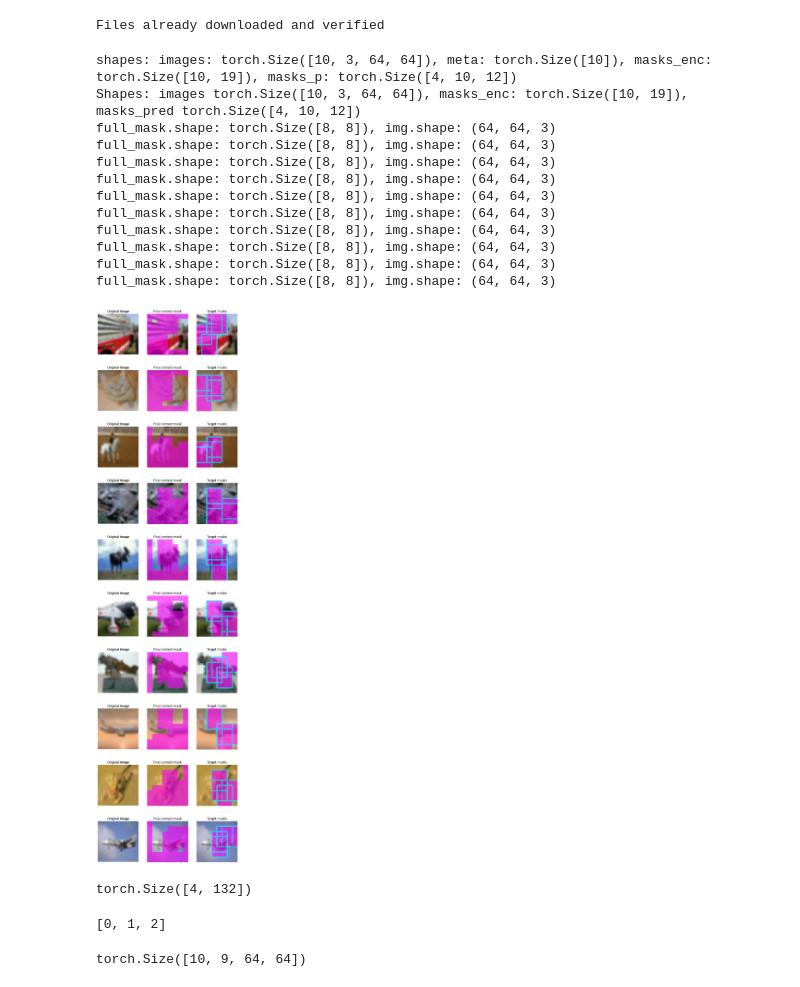
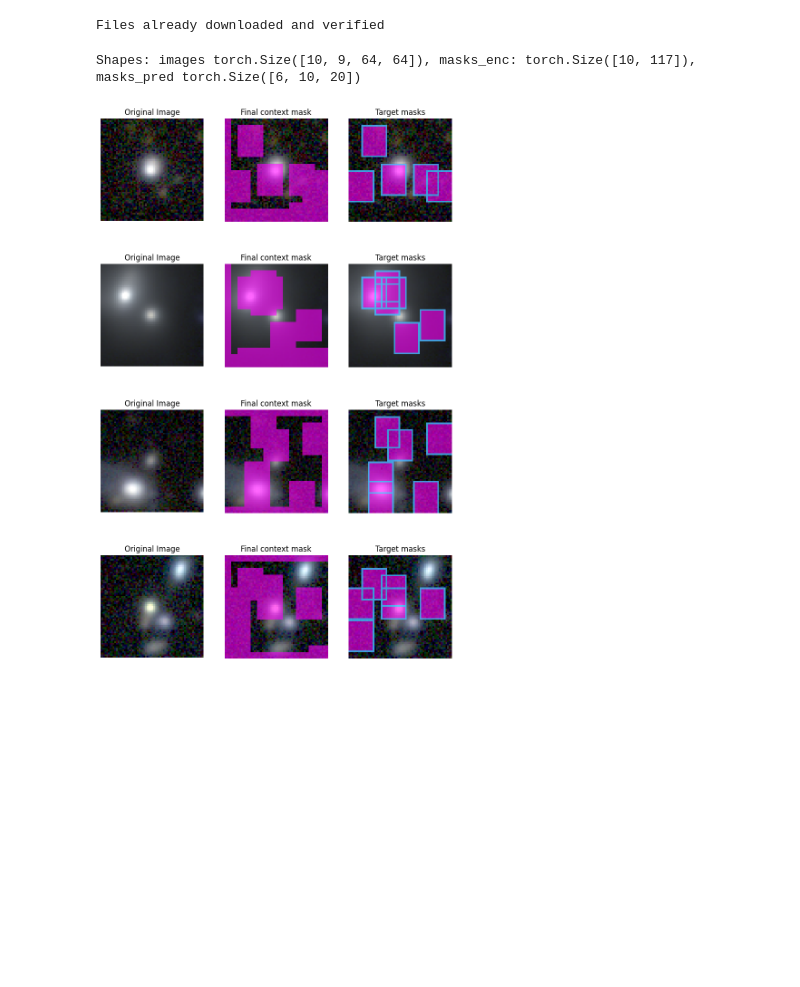
Before and after one commit to teaghan/sky_embeddings, a Jupyter notebook: notebooks/JEPA_dev.ipynb, the cells around one changed output. Drawn from its saved outputs; the diff is of its cells as text; code cells hidden in the pictures; blank space fills up the shorter version.

Commit message:
implement mask visualization

```diff
--- a/notebooks/JEPA_dev.ipynb
+++ b/notebooks/JEPA_dev.ipynb
@@ -441,12 +496,12 @@ def get_band_indices(bands, bands_rgb):
 ### Hyper Parameters
 # %%
 input_size=(64, 64)
-patch_size=8
+patch_size=4
 enc_mask_scale=(0.85, 1.0)
-pred_mask_scale=(0.15, 0.2)
+pred_mask_scale=(0.07, 0.1)
 aspect_ratio=(0.75, 1.5)
 nenc=1
-npred=4
-min_keep=5
+npred=6
+min_keep=15
 height, width = input_size[0] // patch_size, input_size[1] // patch_size
 alpha_grid = 0.5
@@ -461,6 +512,10 @@ root = '/home/nick/astro/sky_embeddings/data'
 cutouts = read_h5(os.path.join(root,'HSC_dud_simple_classifier_data_GIRYZ7610_64.h5'))
 bands = ['G', 'I', 'R', 'Y', 'Z', 'NB0387', 'NB0816', 'NB0921', 'NB1010']
 # catalog = pd.read_csv(os.path.join(root,'(146, 324)_catalog.csv'))
+# %%
+cutouts = read_h5(os.path.join(root,'146_324_224x224_ugriz.h5'))
+catalog = pd.read_csv(os.path.join(root,'(146, 324)_catalog.csv'))
+bands = ['U','G', 'R', 'I', 'Z']
 # %% [markdown]
 ### Initialize Dataset
 # %%
@@ -477,7 +532,7 @@ min_keep=min_keep)
 
 metadata = torch.from_numpy(np.column_stack((cutouts['ra'], cutouts['dec']))).to(torch.float32)
 
-dataset = RealTileDataset(cutouts=cutouts['cutouts'], metadata=metadata)
+dataset = RealTileDataset(cutouts=cutouts['cutouts'], metadata=metadata, crop_size=input_size)
 dataloader = torch.utils.data.DataLoader(  # type: ignore
     dataset,
     batch_size=10,
@@ -529,38 +584,18 @@ min_keep=min_keep)
 # %% [output]
 Files already downloaded and verified
 # %%
-images, meta, masks_enc, masks_p = mask_collator(images_in)
-print(f'shapes: images: {images.shape}, meta: {meta.shape}, masks_enc: {masks_enc[0].shape}, masks_p: {torch.stack(masks_p).shape}')
-# idx = 1
-# images, meta, masks_enc, masks_pred = image_list[idx], meta_list[idx], mask_enc_list[idx], mask_p_list[idx]
-stacked_masks_p = torch.stack(masks_p)
-reshaped_masks = torch.unbind(stacked_masks_p, dim=1)
+idx = 8
+images, meta, masks_enc, masks_pred = image_list[idx], meta_list[idx], mask_enc_list[idx], mask_p_list[idx]
 # Just use one set of encoder masks for demonstration
 print(f'Shapes: images {images.shape}, masks_enc: {masks_enc[0].shape}, masks_pred {torch.stack(masks_pred).shape}')
-visualize_masks(images, masks_enc[0], reshaped_masks, patch_size, bands, alpha_grid, n_samples=5, patch_grid=False, show_plot=True)
+
+# images, meta, masks_enc, masks_p = mask_collator(images_in)
+# print(f'shapes: images: {images.shape}, meta: {meta.shape}, masks_enc: {masks_enc[0].shape}, masks_p: {torch.stack(masks_p).shape}')
+
+# stacked_masks_p = torch.stack(masks_pred)
+# reshaped_masks = torch.unbind(stacked_masks_p, dim=1)
+
+visualize_masks(images=images, masks_enc=masks_enc, masks_pred=masks_pred, patch_size=patch_size, bands=bands, alpha_grid=alpha_grid, num_samples=4, patch_grid=False, savename=None, show_plot=True)
 # %% [output]
-shapes: images: torch.Size([10, 3, 64, 64]), meta: torch.Size([10]), masks_enc: torch.Size([10, 19]), masks_p: torch.Size([4, 10, 12])
-Shapes: images torch.Size([10, 3, 64, 64]), masks_enc: torch.Size([10, 19]), masks_pred torch.Size([4, 10, 12])
-full_mask.shape: torch.Size([8, 8]), img.shape: (64, 64, 3)
-full_mask.shape: torch.Size([8, 8]), img.shape: (64, 64, 3)
-full_mask.shape: torch.Size([8, 8]), img.shape: (64, 64, 3)
-full_mask.shape: torch.Size([8, 8]), img.shape: (64, 64, 3)
-full_mask.shape: torch.Size([8, 8]), img.shape: (64, 64, 3)
-full_mask.shape: torch.Size([8, 8]), img.shape: (64, 64, 3)
-full_mask.shape: torch.Size([8, 8]), img.shape: (64, 64, 3)
-full_mask.shape: torch.Size([8, 8]), img.shape: (64, 64, 3)
-full_mask.shape: torch.Size([8, 8]), img.shape: (64, 64, 3)
-full_mask.shape: torch.Size([8, 8]), img.shape: (64, 64, 3)
+Shapes: images torch.Size([10, 9, 64, 64]), masks_enc: torch.Size([10, 117]), masks_pred torch.Size([6, 10, 20])
-[figure, old version]
+[figure, new version]
-# %%
-reshaped_masks[0].shape
-# %% [output]
-torch.Size([4, 132])
-# %%
-get_band_indices(bands, ['I','R','G'])[1]
-# %% [output]
-[0, 1, 2]
-# %%
-images.shape
-# %% [output]
-torch.Size([10, 9, 64, 64])
```
Also changed, not shown: parts of 13 cells of this notebook, 4 other files.
